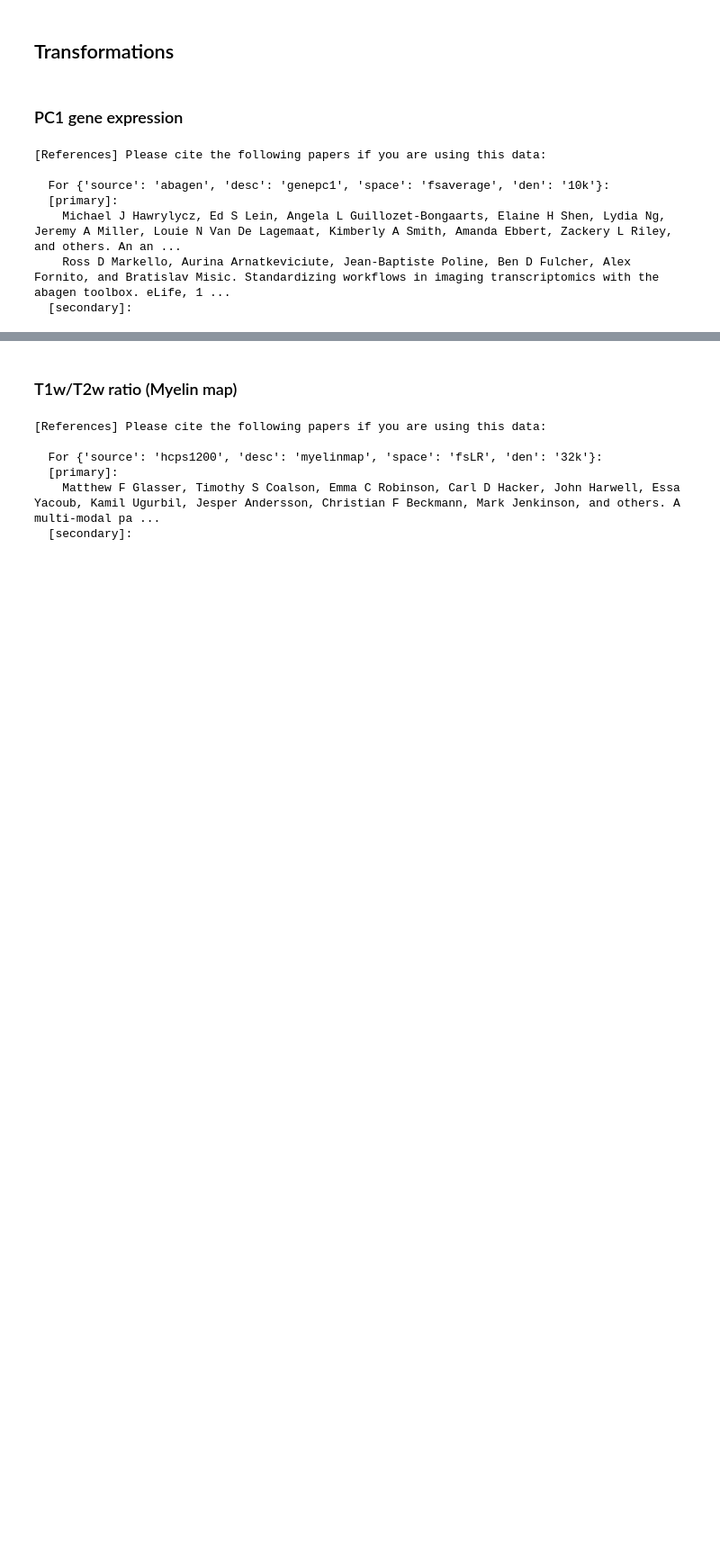
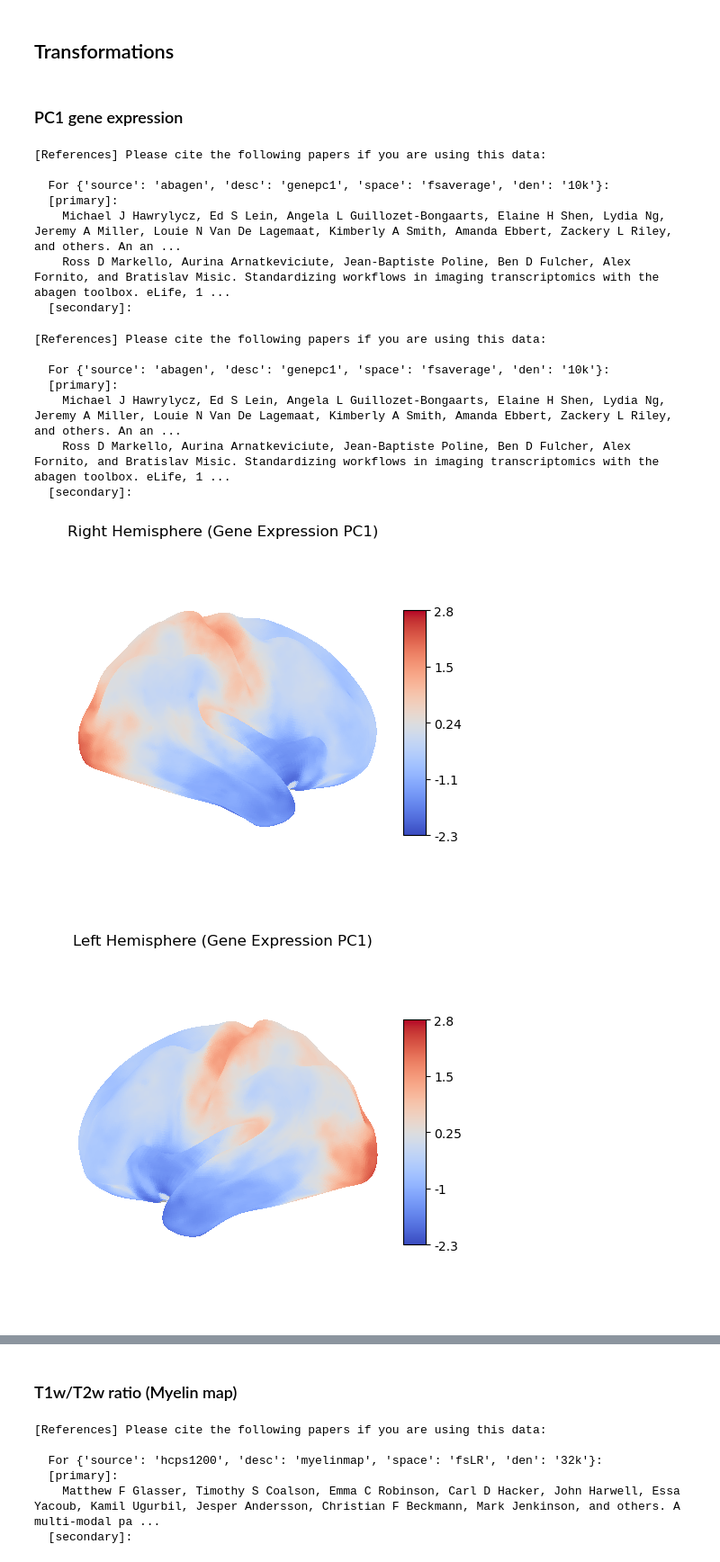
Before and after one commit to katrinasuherman/neuromaps-schizophrenia-thinning, a Jupyter notebook: transformations.ipynb, the cells around one changed output, grey strips where cells are left out. Shown: that part at 90% size. Saved outputs shown, nothing was run; the diff lists cells and outputs as text; code cells hidden in the pictures; blank space fills up the shorter version.

```diff
--- a/transformations.ipynb
+++ b/transformations.ipynb
@@ -104,3 +104,50 @@ genepc1_fsLR32k = fsaverage_to_fslr(genepc1, target_density='32k')
     Michael J Hawrylycz, Ed S Lein, Angela L Guillozet-Bongaarts, Elaine H Shen, Lydia Ng, Jeremy A Miller, Louie N Van De Lagemaat, Kimberly A Smith, Amanda Ebbert, Zackery L Riley, and others. An an ...
     Ross D Markello, Aurina Arnatkeviciute, Jean-Baptiste Poline, Ben D Fulcher, Alex Fornito, and Bratislav Misic. Standardizing workflows in imaging transcriptomics with the abagen toolbox. eLife, 1 ...
   [secondary]:
+# %%
+from nilearn import plotting
+from neuromaps.datasets import fetch_annotation, fetch_atlas
+from neuromaps.transforms import fsaverage_to_fslr
+from neuromaps.images import load_data
+
+# Step 1: Fetch and transform to fsLR 32k
+genepc1 = fetch_annotation(source='abagen', desc='genepc1', space='fsaverage', den='10k')
+genepc1_fsLR32k = fsaverage_to_fslr(genepc1, target_density='32k')
+
+# Step 2: Load fsLR surface geometry (inflated)
+atlas = fetch_atlas('fsLR', '32k')
+surf_left = atlas['inflated'].L
+surf_right = atlas['inflated'].R
+
+# Step 3: Extract data arrays
+data_left, data_right = [load_data(f) for f in genepc1_fsLR32k]
+
+# Step 4: Plot left hemisphere
+plotting.plot_surf(
+    surf_left, data_left,
+    hemi='left',
+    view='lateral',
+    cmap='coolwarm',
+    colorbar=True,
+    title='Left Hemisphere (Gene Expression PC1)'
+)
+
+# Step 5: Plot right hemisphere
+plotting.plot_surf(
+    surf_right, data_right,
+    hemi='right',
+    view='lateral',
+    cmap='coolwarm',
+    colorbar=True,
+    title='Right Hemisphere (Gene Expression PC1)'
+)
+# %% [output]
+[References] Please cite the following papers if you are using this data:
+
+  For {'source': 'abagen', 'desc': 'genepc1', 'space': 'fsaverage', 'den': '10k'}:
+  [primary]:
+    Michael J Hawrylycz, Ed S Lein, Angela L Guillozet-Bongaarts, Elaine H Shen, Lydia Ng, Jeremy A Miller, Louie N Van De Lagemaat, Kimberly A Smith, Amanda Ebbert, Zackery L Riley, and others. An an ...
+    Ross D Markello, Aurina Arnatkeviciute, Jean-Baptiste Poline, Ben D Fulcher, Alex Fornito, and Bratislav Misic. Standardizing workflows in imaging transcriptomics with the abagen toolbox. eLife, 1 ...
+  [secondary]:
+[figure, added]
+[figure, added]
```
Also changed, not shown: parts of 1 cell of this notebook.
